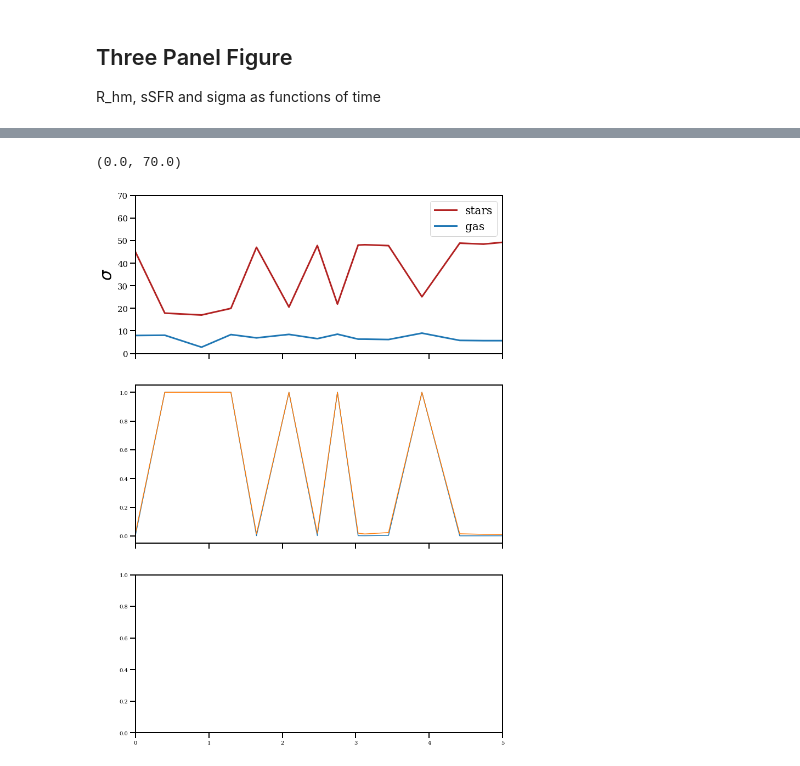
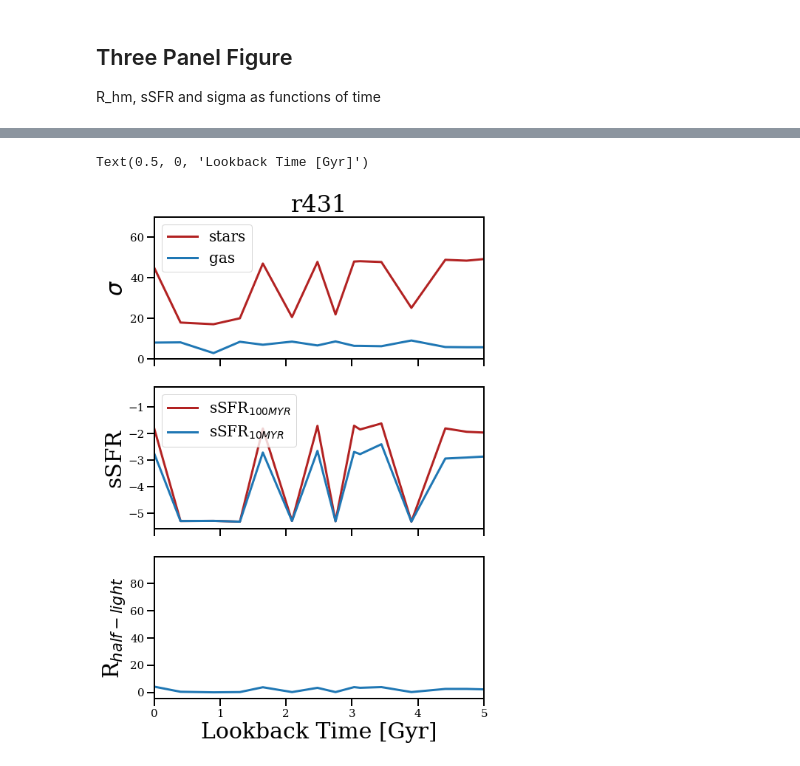
Before and after one commit to JosephWick/H1-merian, a Jupyter notebook: notebooks/BreathingPlots.ipynb, the cells around one changed output, grey strips where cells are left out. Drawn from its saved outputs; the diff is of its cells as text; code cells hidden in the pictures.

```diff
--- a/notebooks/BreathingPlots.ipynb
+++ b/notebooks/BreathingPlots.ipynb
@@ -42,6 +45,8 @@ rcParams['ytick.major.size'] = 10
 
 rcParams['font.family'] = 'serif'
 
+rcParams['text.usetex'] = False
+
 rcParams['savefig.bbox'] = 'tight'
 rcParams['savefig.transparent'] = False
 # %% [markdown]
@@ -101,32 +106,49 @@ data.head()
 # %%
 gal = cdmgals[0]
 data = pd.read_csv(datapath+'r'+str(gal)+'_qtys.txt')
 
-fig, axs = plt.subplots(3,1, facecolor='w', figsize=(12,18), sharex=True)
+fig, axs = plt.subplots(3,1, facecolor='w', figsize=(8,12), sharex=True)
 tlim = 5
+
+axs[0].set_title('r'+str(gal), fontsize=32)
 
 # get lookback time
 tlookback = abs(data['t'] - max(data['t']))
 
+mask = tlookback<tlim
+
 # top panel: sigma
 axs[0].plot(tlookback, data['sigma_star'], linewidth=3, color='firebrick')
 axs[0].plot(tlookback, data['sigma_gas'], linewidth=3, color='tab:blue')
-
-# middle panel: sSFR
-axs[1].plot(tlookback, data['sSFR_10'])
-axs[1].plot(tlookback, data['sSFR_100'])
-
-# prettify
-axs[0].set_xlim([0,tlim])
-axs[1].set_xlim([0,tlim])
-axs[2].set_xlim([0,tlim])
 
 axs[0].tick_params(axis='both', which='major', labelsize=15)
 
 axs[0].set_ylabel(r'$\sigma$', fontsize=30)
 
 axs[0].legend(['stars', 'gas'], fontsize=20)
+
+axs[0].set_xlim([0,tlim])
 axs[0].set_ylim([0,70])
+
+# middle panel: sSFR
+axs[1].plot(tlookback, np.log10(data['sSFR_100']), color='firebrick', linewidth=3)
+axs[1].plot(tlookback, np.log10(data['sSFR_10']), color='tab:blue', linewidth=3)
+
+axs[1].tick_params(axis='both', which='major', labelsize=15)
+
+axs[1].set_ylabel('sSFR', fontsize=30)
+
+axs[1].legend([r'sSFR$_{100MYR}$', r'sSFR$_{10MYR}$'], fontsize=20)
+
+# Bottom panel: half-light radius
+axs[2].plot(tlookback, data['R_halflight'], linewidth=3)
+
+#axs[2].set_ylim([0,5])
+axs[2].tick_params(axis='both', which='major', labelsize=15)
+
+axs[2].set_ylabel(r'R$_{half-light}$', fontsize=30)
+
+axs[2].set_xlabel('Lookback Time [Gyr]', fontsize=30)
 # %% [output]
-(0.0, 70.0)
+Text(0.5, 0, 'Lookback Time [Gyr]')
-[figure, old version]
+[figure, new version]
```
Also changed, not shown: parts of 9 cells of this notebook, 9 other files.
